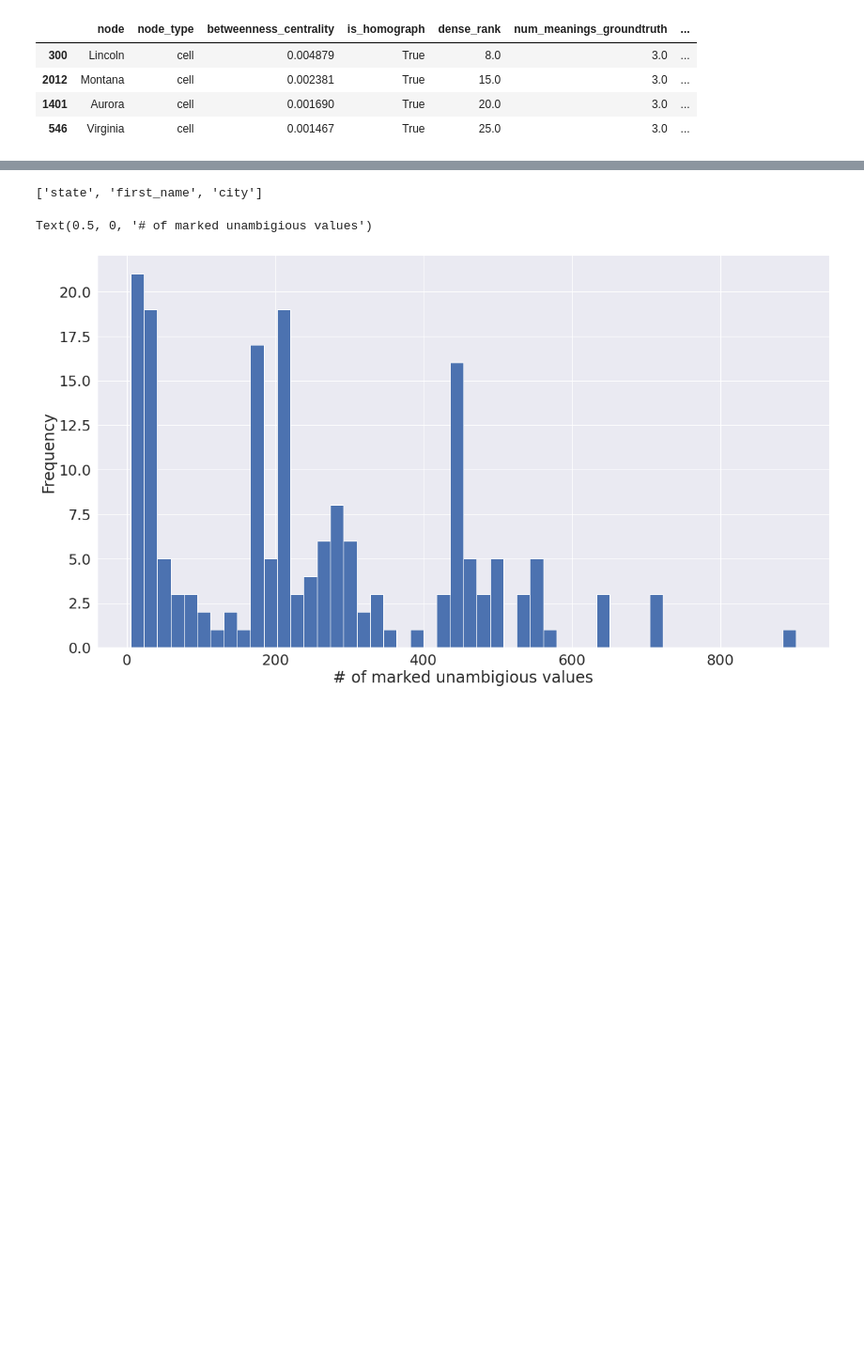
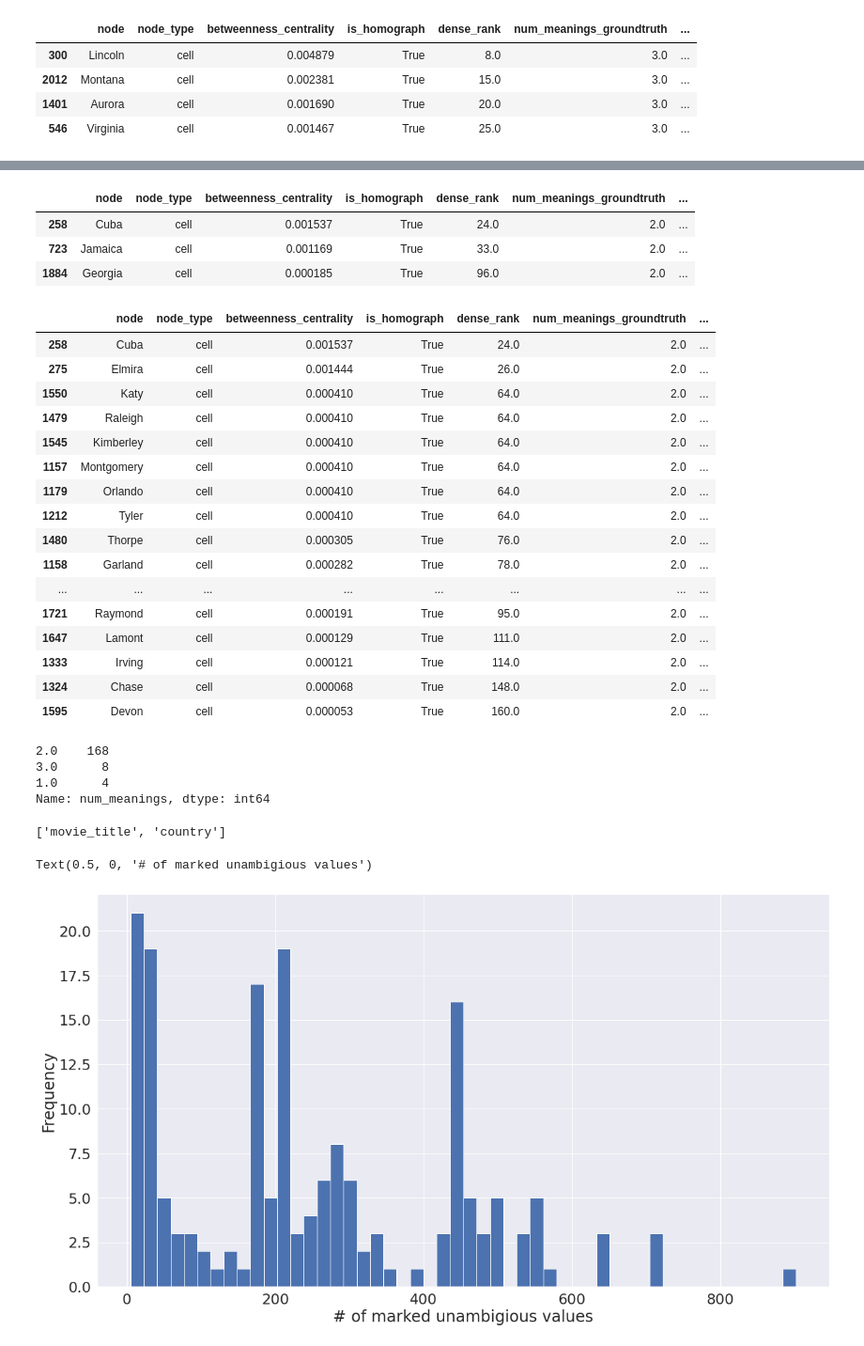
Before and after one commit to northeastern-datalab/domain_net, a Jupyter notebook: network_analysis/semantic_type_propagation.ipynb, the cells around one changed output, grey strips where cells are left out. Shown: that part at 94% size. Drawn from its saved outputs; the diff is of its cells as text; code cells hidden in the pictures; blank space fills up the shorter version.

```diff
--- a/network_analysis/semantic_type_propagation.ipynb
+++ b/network_analysis/semantic_type_propagation.ipynb
@@ -187,6 +187,6 @@ df_incomplete[df_incomplete['node'].isin(out_dict_incomplete['marked_homographs'
 with open('output/synthetic_example_large/num_of_meanings_full_coverage/output.json') as json_file:
     out_dict_complete = json.load(json_file)
 
-df_complete = utils.num_meanings.process_num_meanings_df(df.copy(), out_dict_complete)
+df_complete = utils.num_meanings.process_num_meanings_df(df.copy(), out_dict_complete, G)
 df_complete[df_incomplete['node'].isin(out_dict_complete['marked_homographs'].keys())]
 # %% [output]
@@ -252,7 +258,41 @@ df[df['num_meanings_groundtruth'] == 3]
+# %%
+df_complete[(df_complete['is_num_meanings_correct'] == False) & (df_complete['is_homograph'] == True)]
+# %% [output]
+|  | node | node_type | betweenness_centrality | is_homograph | dense_rank | num_meanings_groundtruth | ... |
+| 258 | Cuba | cell | 0.001537 | True | 24.0 | 2.0 | ... |
+| 723 | Jamaica | cell | 0.001169 | True | 33.0 | 2.0 | ... |
+| 1884 | Georgia | cell | 0.000185 | True | 96.0 | 2.0 | ... |
+# %%
+df_complete[(df_complete['is_num_components_correct'] == False) & (df_complete['is_homograph'] == True)]
+# %% [output]
+|  | node | node_type | betweenness_centrality | is_homograph | dense_rank | num_meanings_groundtruth | ... |
+| 258 | Cuba | cell | 0.001537 | True | 24.0 | 2.0 | ... |
+| 275 | Elmira | cell | 0.001444 | True | 26.0 | 2.0 | ... |
+| 1550 | Katy | cell | 0.000410 | True | 64.0 | 2.0 | ... |
+| 1479 | Raleigh | cell | 0.000410 | True | 64.0 | 2.0 | ... |
+| 1545 | Kimberley | cell | 0.000410 | True | 64.0 | 2.0 | ... |
+| 1157 | Montgomery | cell | 0.000410 | True | 64.0 | 2.0 | ... |
+| 1179 | Orlando | cell | 0.000410 | True | 64.0 | 2.0 | ... |
+| 1212 | Tyler | cell | 0.000410 | True | 64.0 | 2.0 | ... |
+| 1480 | Thorpe | cell | 0.000305 | True | 76.0 | 2.0 | ... |
+| 1158 | Garland | cell | 0.000282 | True | 78.0 | 2.0 | ... |
+| ... | ... | ... | ... | ... | ... | ... | ... |
+| 1721 | Raymond | cell | 0.000191 | True | 95.0 | 2.0 | ... |
+| 1647 | Lamont | cell | 0.000129 | True | 111.0 | 2.0 | ... |
+| 1333 | Irving | cell | 0.000121 | True | 114.0 | 2.0 | ... |
+| 1324 | Chase | cell | 0.000068 | True | 148.0 | 2.0 | ... |
+| 1595 | Devon | cell | 0.000053 | True | 160.0 | 2.0 | ... |
+# %%
+df_incomplete['num_meanings'].value_counts()
+# %% [output]
+2.0    168
+3.0      8
+1.0      4
+Name: num_meanings, dtype: int64
 # %%
-utils.graph_helpers.get_cell_node_column_names(G, 'Virginia')
+utils.graph_helpers.get_cell_node_column_names(G, 'Cuba')
 # %% [output]
-['state', 'first_name', 'city']
+['movie_title', 'country']
 # %%
 ax = plt.hist(df['num_marked_unambigious_vals'], bins=50)
 plt.ylabel('Frequency');plt.xlabel('# of marked unambigious values')
```
Also changed, not shown: parts of 18 cells of this notebook, 2 other files.
